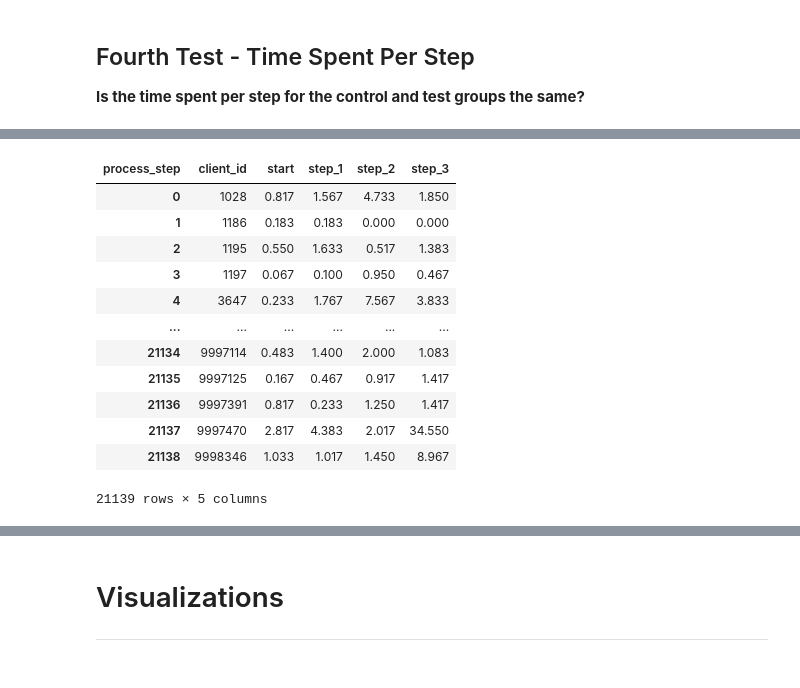
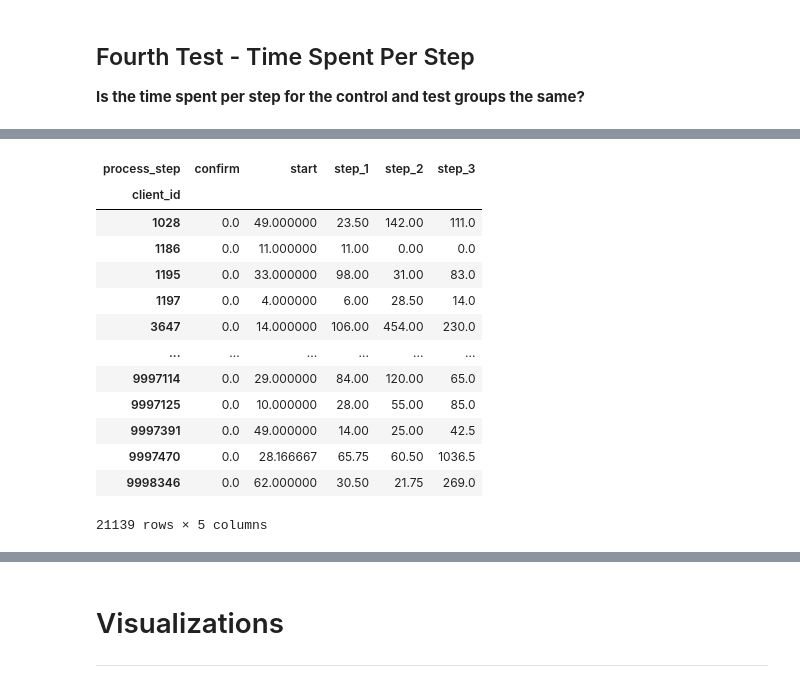
Before and after one commit to DarceeAnne/Vanguard_Investment_AB_Testing, a Jupyter notebook: Vanguard_Investment_AB_Testing.ipynb, the cells around one changed output, grey strips where cells are left out. Saved outputs shown, nothing was run; the diff lists cells and outputs as text; code cells hidden in the pictures.

Commit message:
H testing for time spent per step

```diff
--- a/Vanguard_Investment_AB_Testing.ipynb
+++ b/Vanguard_Investment_AB_Testing.ipynb
@@ -1914,24 +1821,0 @@ display(test_group_aggregated)
-# %%
-control_group_aggregated = control_group_time_spent_per_step_per_client.groupby('client_id').agg({
-    'start': 'sum',
-    'step_1': 'sum',
-    'step_2': 'sum',
-    'step_3': 'sum'
-}).reset_index()
-
-# Display the resulting DataFramed
-display(control_group_aggregated)
-# %% [output]
-| process_step | client_id | start | step_1 | step_2 | step_3 |
-| 0 | 1028 | 0.817 | 1.567 | 4.733 | 1.850 |
-| 1 | 1186 | 0.183 | 0.183 | 0.000 | 0.000 |
-| 2 | 1195 | 0.550 | 1.633 | 0.517 | 1.383 |
-| 3 | 1197 | 0.067 | 0.100 | 0.950 | 0.467 |
-| 4 | 3647 | 0.233 | 1.767 | 7.567 | 3.833 |
-| ... | ... | ... | ... | ... | ... |
-| 21134 | 9997114 | 0.483 | 1.400 | 2.000 | 1.083 |
-| 21135 | 9997125 | 0.167 | 0.467 | 0.917 | 1.417 |
-| 21136 | 9997391 | 0.817 | 0.233 | 1.250 | 1.417 |
-| 21137 | 9997470 | 2.817 | 4.383 | 2.017 | 34.550 |
-| 21138 | 9998346 | 1.033 | 1.017 | 1.450 | 8.967 |
-21139 rows × 5 columns
@@ -1940,0 +1822,34 @@ display(control_group_aggregated)
+# %%
+#Control Group
+
+# Group the original DataFrame by 'client_id' and 'process_step', and calculate the mean time spent on each step
+average_time_per_step_cg = cg_sorted.groupby(['client_id', 'process_step'])['time_spent_on_step'].mean()
+
+# Reset the index to make 'client_id' a column again
+average_time_per_step_cg = average_time_per_step_cg.reset_index()
+
+# Pivot the DataFrame so that 'client_id' becomes the index and 'process_step' becomes the columns
+average_time_per_step_cg_pivot = average_time_per_step_cg.pivot(index='client_id', columns='process_step', values='time_spent_on_step')
+
+# Replace null values
+
+average_time_per_step_cg_pivot = average_time_per_step_cg_pivot.fillna(0)
+
+
+# Display the new DataFrame
+display(average_time_per_step_cg_pivot)
+# %% [output]
+| process_step | confirm | start | step_1 | step_2 | step_3 |
+| client_id |  |  |  |  |  |
+| 1028 | 0.0 | 49.000000 | 23.50 | 142.00 | 111.0 |
+| 1186 | 0.0 | 11.000000 | 11.00 | 0.00 | 0.0 |
+| 1195 | 0.0 | 33.000000 | 98.00 | 31.00 | 83.0 |
+| 1197 | 0.0 | 4.000000 | 6.00 | 28.50 | 14.0 |
+| 3647 | 0.0 | 14.000000 | 106.00 | 454.00 | 230.0 |
+| ... | ... | ... | ... | ... | ... |
+| 9997114 | 0.0 | 29.000000 | 84.00 | 120.00 | 65.0 |
+| 9997125 | 0.0 | 10.000000 | 28.00 | 55.00 | 85.0 |
+| 9997391 | 0.0 | 49.000000 | 14.00 | 25.00 | 42.5 |
+| 9997470 | 0.0 | 28.166667 | 65.75 | 60.50 | 1036.5 |
+| 9998346 | 0.0 | 62.000000 | 30.50 | 21.75 | 269.0 |
+21139 rows × 5 columns
```
Also changed, not shown: parts of 20 cells of this notebook.
